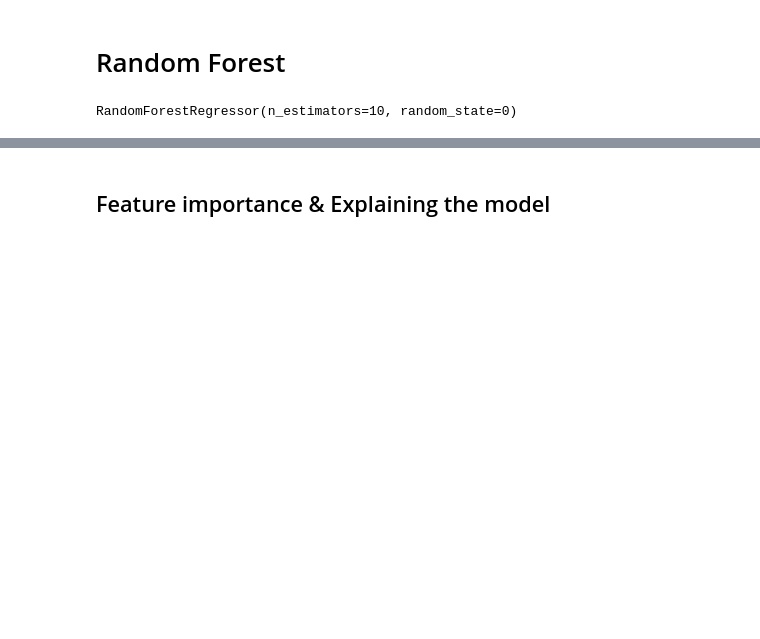
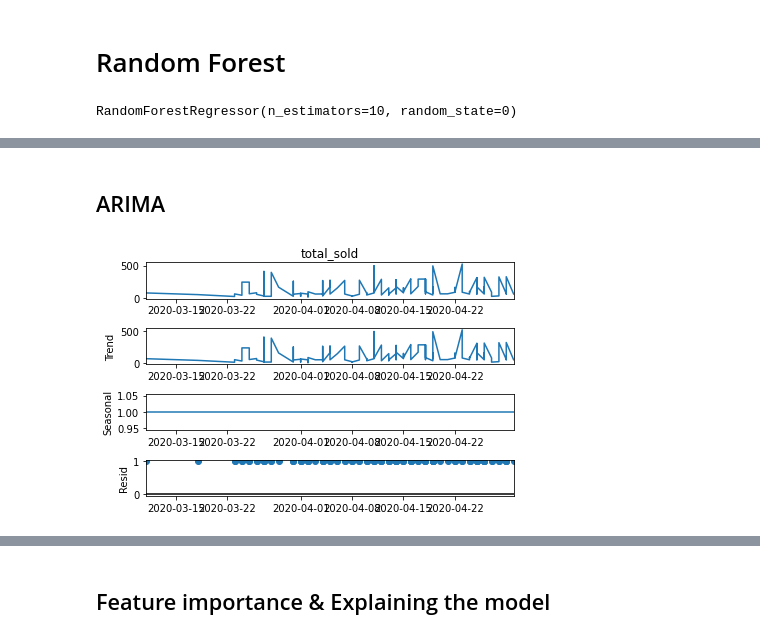
Before and after one commit to sriram1999s/DataAnalytics, a Jupyter notebook: ANALYSIS OF PHONE SALES MARKETPLACE DATA.ipynb, the cells around one changed output, grey strips where cells are left out. Cells and saved outputs as stored; diff of their text form; code cells hidden in the pictures; blank space fills up the shorter version.

```diff
--- a/ANALYSIS OF PHONE SALES MARKETPLACE DATA.ipynb
+++ b/ANALYSIS OF PHONE SALES MARKETPLACE DATA.ipynb
@@ -580,0 +624,12 @@ plt.show()
+# %% [markdown]
+## ARIMA
+# %%
+from statsmodels.tsa.seasonal import seasonal_decompose
+from matplotlib import pyplot
+curr_data=get_dataset('Huawei nova 5T',mobile_dict,df)
+
+result = seasonal_decompose(curr_data['total_sold'], model ='multiplicative', period = 1)
+result.plot()
+pyplot.show()
+# %% [output]
+[figure, added]
```
Also changed, not shown: parts of 41 cells of this notebook.
